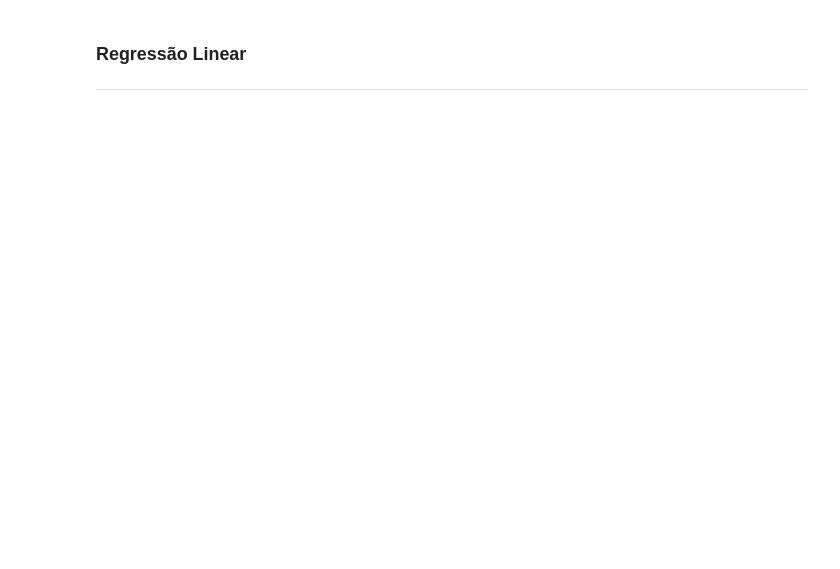
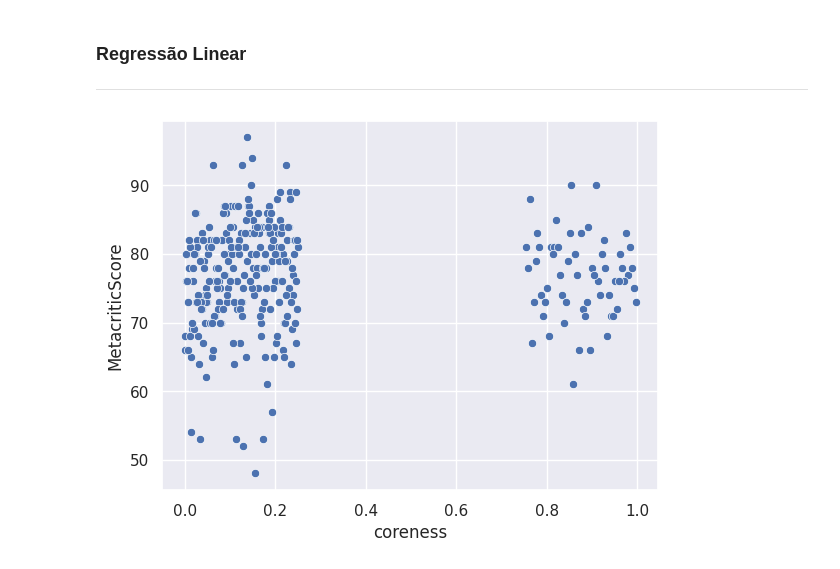
Before and after one commit to LidiaDomingos/RedeJogosSteam, a Jupyter notebook: Projeto.ipynb, the cells around one changed output. Drawn from its saved outputs; the diff is of its cells as text; code cells hidden in the pictures; blank space fills up the shorter version.

```diff
--- a/Projeto.ipynb
+++ b/Projeto.ipynb
@@ -452,7 +449,7 @@ def surprise():
     algorithm.detect(matrix)
     return algorithm.get_coreness()
 
-def rombach(matrix):
+def rombach():
     matrix = spectral.adjacency(g)
     algorithm = cpnet.Rombach()
     algorithm.detect(matrix)
@@ -492,6 +503,11 @@ for v in g.all_vertices():
 ### Regressão Linear
 
 -------
+# %%
+# Rename Metacritc Score name
+df_nodes.rename(columns = {'Metacritic score':'MetacriticScore'}, inplace = True)
 # %%
-sns.scatterplot(x=df_nodes['coreness'], y=df_nodes['Metacritic score']);
+sns.scatterplot(x=df_nodes['coreness'], y=df_nodes['MetacriticScore']);
+# %% [output]
+[figure, added]
 # %%
```
Also changed, not shown: parts of 24 cells of this notebook, 2 other files.
